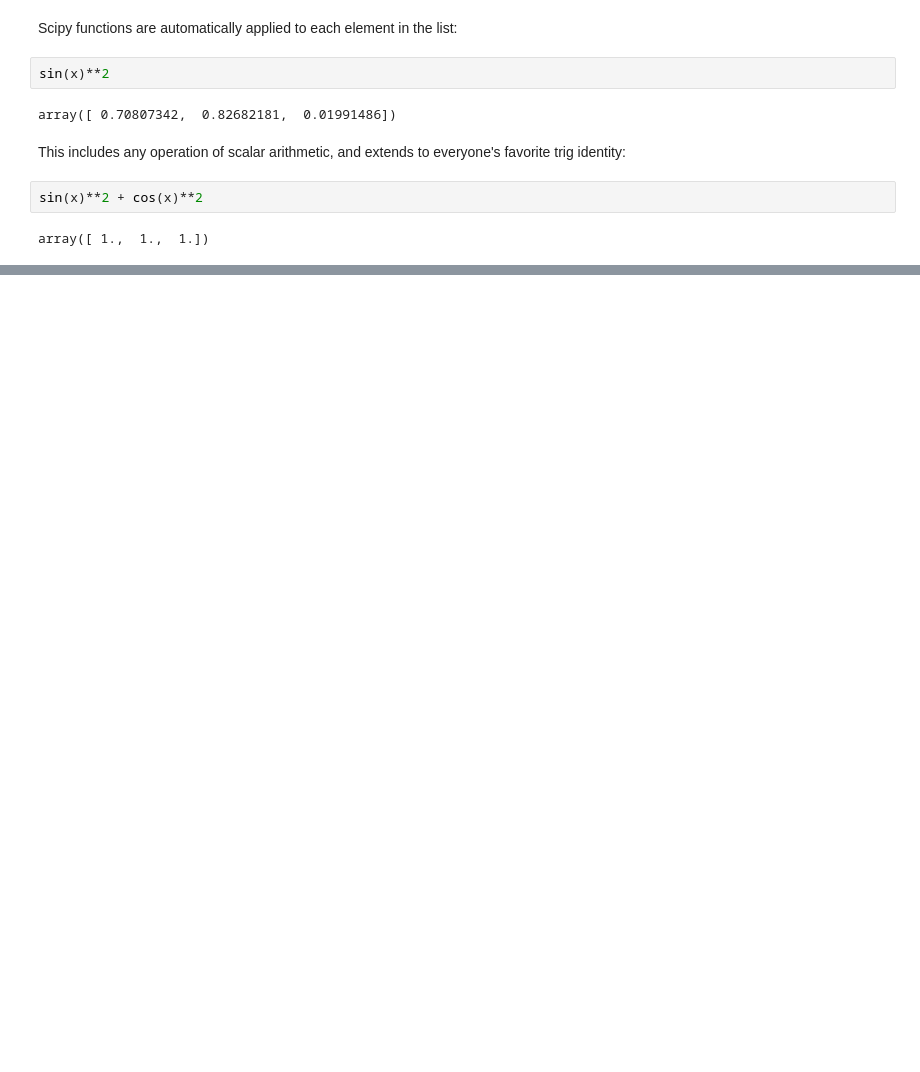
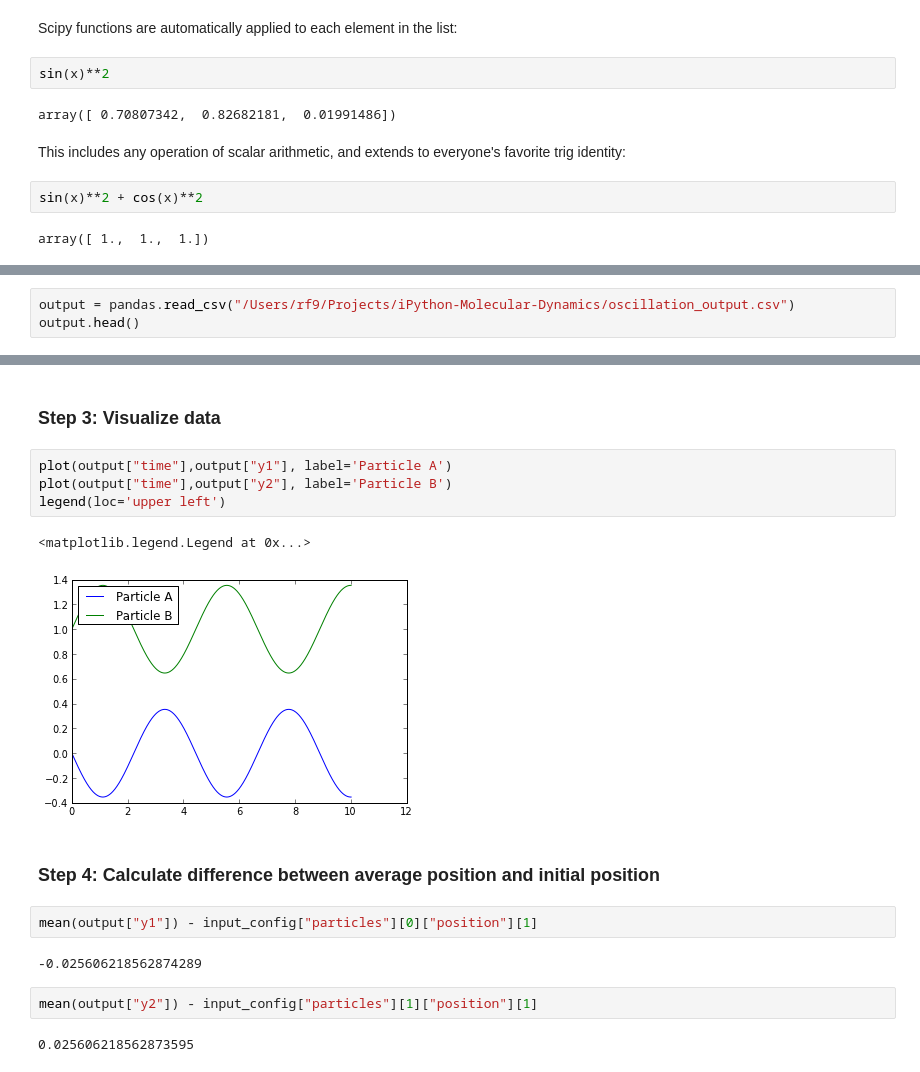
Before and after one commit to olcf/iPython-Molecular-Dynamics, a Jupyter notebook: presentation.ipynb, the cells around one changed output, grey strips where cells are left out. Saved outputs shown, nothing was run; the diff lists cells and outputs as text; blank space fills up the shorter version.

```diff
--- a/presentation.ipynb
+++ b/presentation.ipynb
@@ -87,0 +146,3 @@ array([3, 4, 5])
+# %%
+output = pandas.read_csv("/Users/rf9/Projects/iPython-Molecular-Dynamics/oscillation_output.csv")
+output.head()
@@ -87,0 +156,19 @@ array([3, 4, 5])
+# %% [markdown]
+### Step 3: Visualize data
+# %%
+plot(output["time"],output["y1"], label='Particle A')
+plot(output["time"],output["y2"], label='Particle B')
+legend(loc='upper left')
+# %% [output]
+<matplotlib.legend.Legend at 0x...>
+[figure, added]
+# %% [markdown]
+### Step 4: Calculate difference between average position and initial position
+# %%
+mean(output["y1"]) - input_config["particles"][0]["position"][1]
+# %% [output]
+-0.025606218562874289
+# %%
+mean(output["y2"]) - input_config["particles"][1]["position"][1]
+# %% [output]
+0.025606218562873595
```
Also changed, not shown: parts of 17 cells of this notebook.
